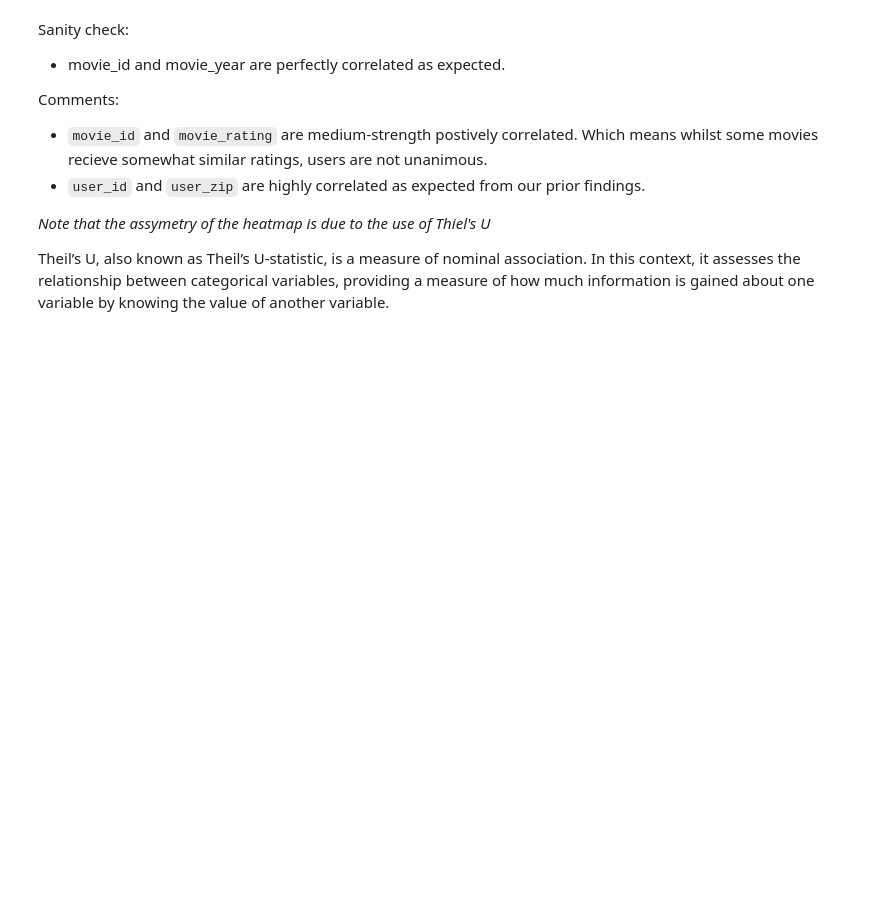
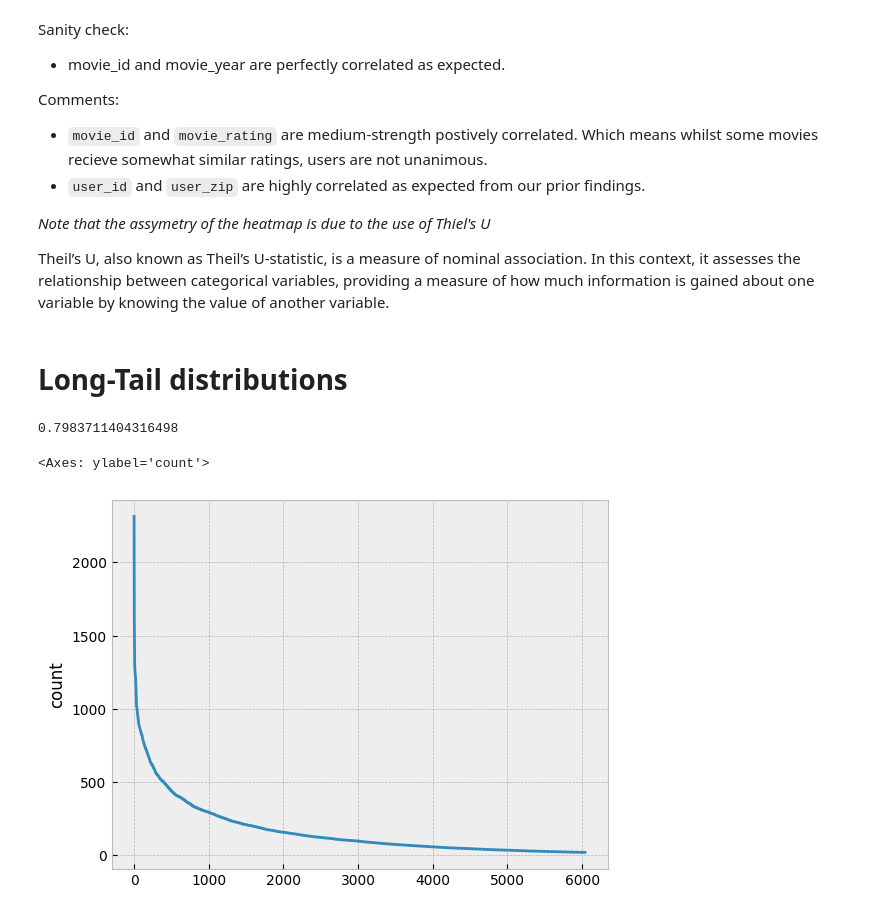
Before and after one commit to GregoryTomy/recommender, a Jupyter notebook: eda.ipynb, the cells around one changed output. Cells and saved outputs as stored; diff of their text form; code cells hidden in the pictures; blank space fills up the shorter version.

```diff
--- a/eda.ipynb
+++ b/eda.ipynb
@@ -211,3 +211,13 @@ Comments:
 *Note that the assymetry of the heatmap is due to the use of Thiel's U*
 
 Theil’s U, also known as Theil’s U-statistic, is a measure of nominal association. In this context, it assesses the relationship between categorical variables, providing a measure of how much information is gained about one variable by knowing the value of another variable.
+# %% [markdown]
+# Long-Tail distributions
+# %%
+user_activity_dist = data.user_id.value_counts().reset_index(drop=True)
+print(sum(user_activity_dist[:2500]) / sum(user_activity_dist))
+sns.lineplot(user_activity_dist)
+# %% [output]
+0.7983711404316498
+<Axes: ylabel='count'>
+[figure, added]
```
Also changed, not shown: parts of 10 cells of this notebook, 2 other files.
